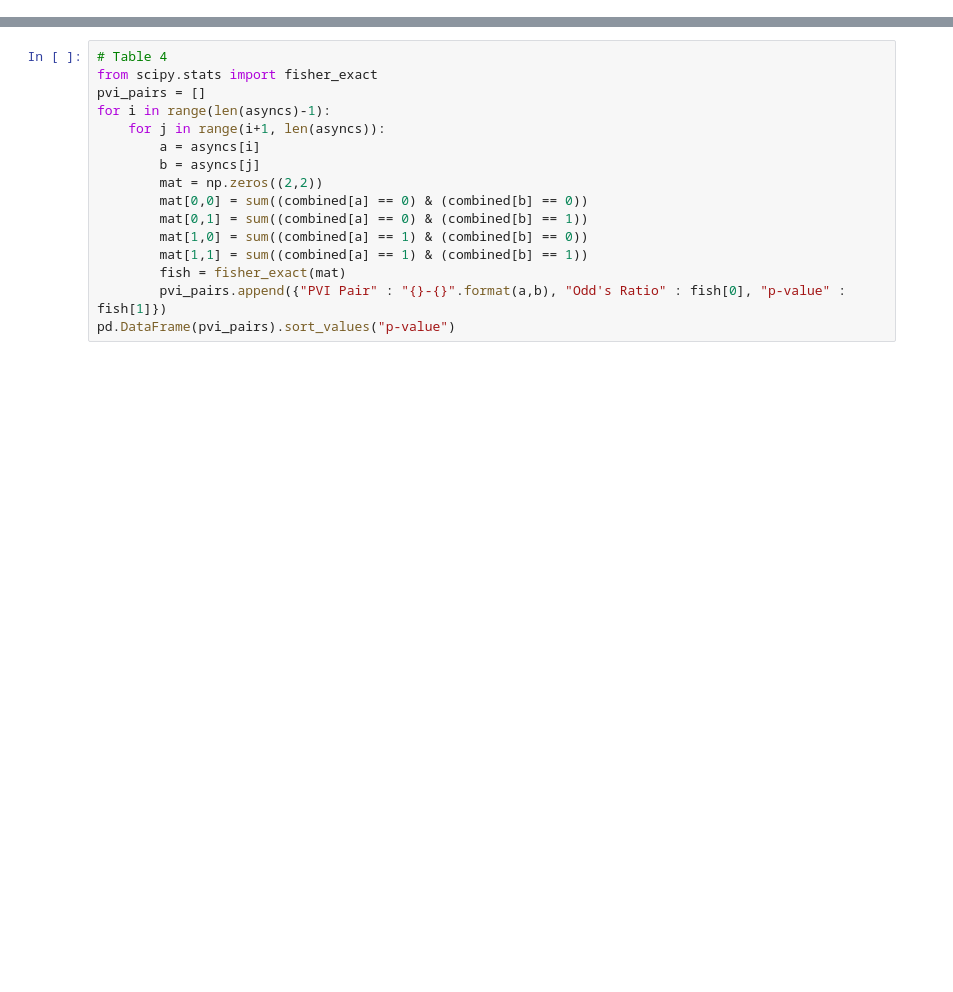
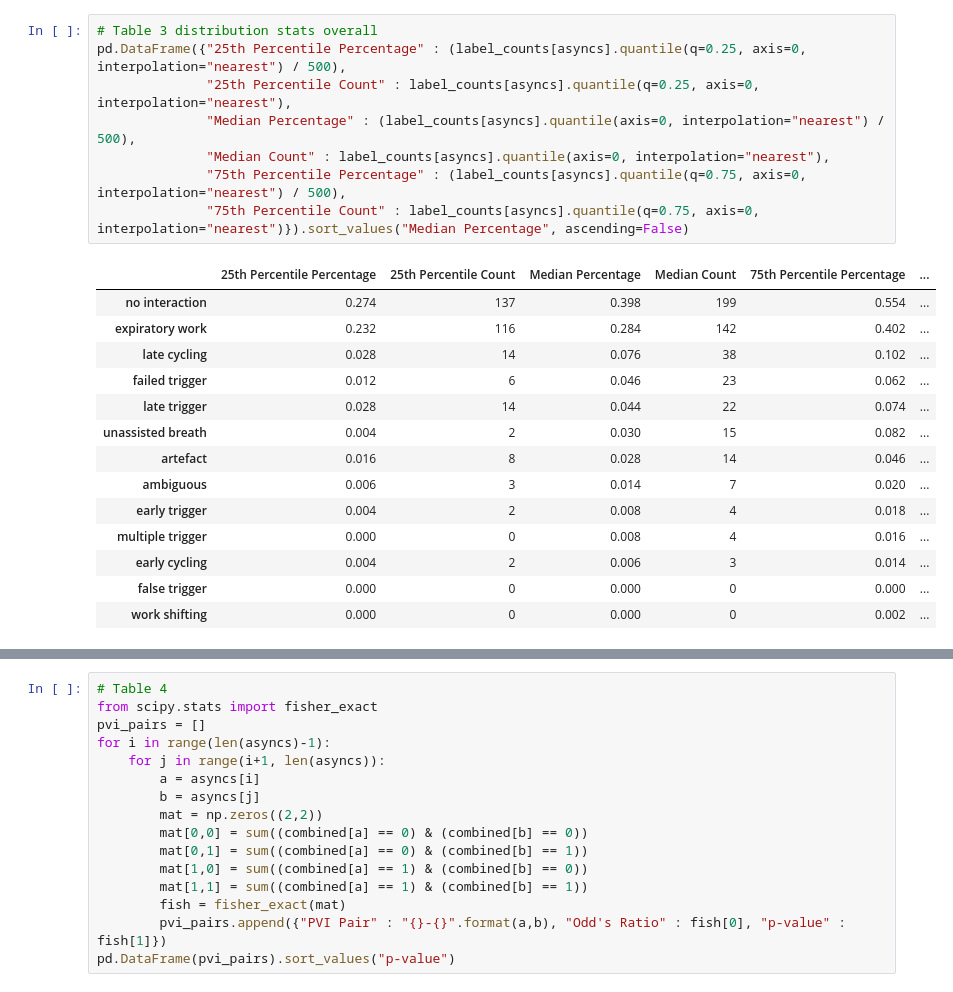
Before and after one commit to chongtwd/Detection-and-quantitative-analysis-of-patient-ventilator-interactions-in-ventilated-neonates, a Jupyter notebook: model_dev/Analysis.ipynb, the cells around one changed output, grey strips where cells are left out. Cells and saved outputs as stored; diff of their text form; blank space fills up the shorter version.

```diff
--- a/model_dev/Analysis.ipynb
+++ b/model_dev/Analysis.ipynb
@@ -98,3 +92,26 @@ pd.DataFrame({"Percentage" : (label_counts[asyncs].sum(axis=0) / 11500),
+# %%
+# Table 3 distribution stats overall
+pd.DataFrame({"25th Percentile Percentage" : (label_counts[asyncs].quantile(q=0.25, axis=0, interpolation="nearest") / 500),
+              "25th Percentile Count" : label_counts[asyncs].quantile(q=0.25, axis=0, interpolation="nearest"),
+              "Median Percentage" : (label_counts[asyncs].quantile(axis=0, interpolation="nearest") / 500),
+              "Median Count" : label_counts[asyncs].quantile(axis=0, interpolation="nearest"),
+              "75th Percentile Percentage" : (label_counts[asyncs].quantile(q=0.75, axis=0, interpolation="nearest") / 500),
+              "75th Percentile Count" : label_counts[asyncs].quantile(q=0.75, axis=0, interpolation="nearest")}).sort_values("Median Percentage", ascending=False)
+# %% [output]
+|  | 25th Percentile Percentage | 25th Percentile Count | Median Percentage | Median Count | 75th Percentile Percentage | ... |
+| no interaction | 0.274 | 137 | 0.398 | 199 | 0.554 | ... |
+| expiratory work | 0.232 | 116 | 0.284 | 142 | 0.402 | ... |
+| late cycling | 0.028 | 14 | 0.076 | 38 | 0.102 | ... |
+| failed trigger | 0.012 | 6 | 0.046 | 23 | 0.062 | ... |
+| late trigger | 0.028 | 14 | 0.044 | 22 | 0.074 | ... |
+| unassisted breath | 0.004 | 2 | 0.030 | 15 | 0.082 | ... |
+| artefact | 0.016 | 8 | 0.028 | 14 | 0.046 | ... |
+| ambiguous | 0.006 | 3 | 0.014 | 7 | 0.020 | ... |
+| early trigger | 0.004 | 2 | 0.008 | 4 | 0.018 | ... |
+| multiple trigger | 0.000 | 0 | 0.008 | 4 | 0.016 | ... |
+| early cycling | 0.004 | 2 | 0.006 | 3 | 0.014 | ... |
+| false trigger | 0.000 | 0 | 0.000 | 0 | 0.000 | ... |
+| work shifting | 0.000 | 0 | 0.000 | 0 | 0.002 | ... |
 # %%
 # Table 3 Development
 pd.DataFrame({"Percentage" : (label_counts.loc[label_counts["Data Partition"] == "Development"][asyncs].sum(axis=0) / 9000),
```
Also changed, not shown: parts of 10 cells of this notebook, 1 other file.
